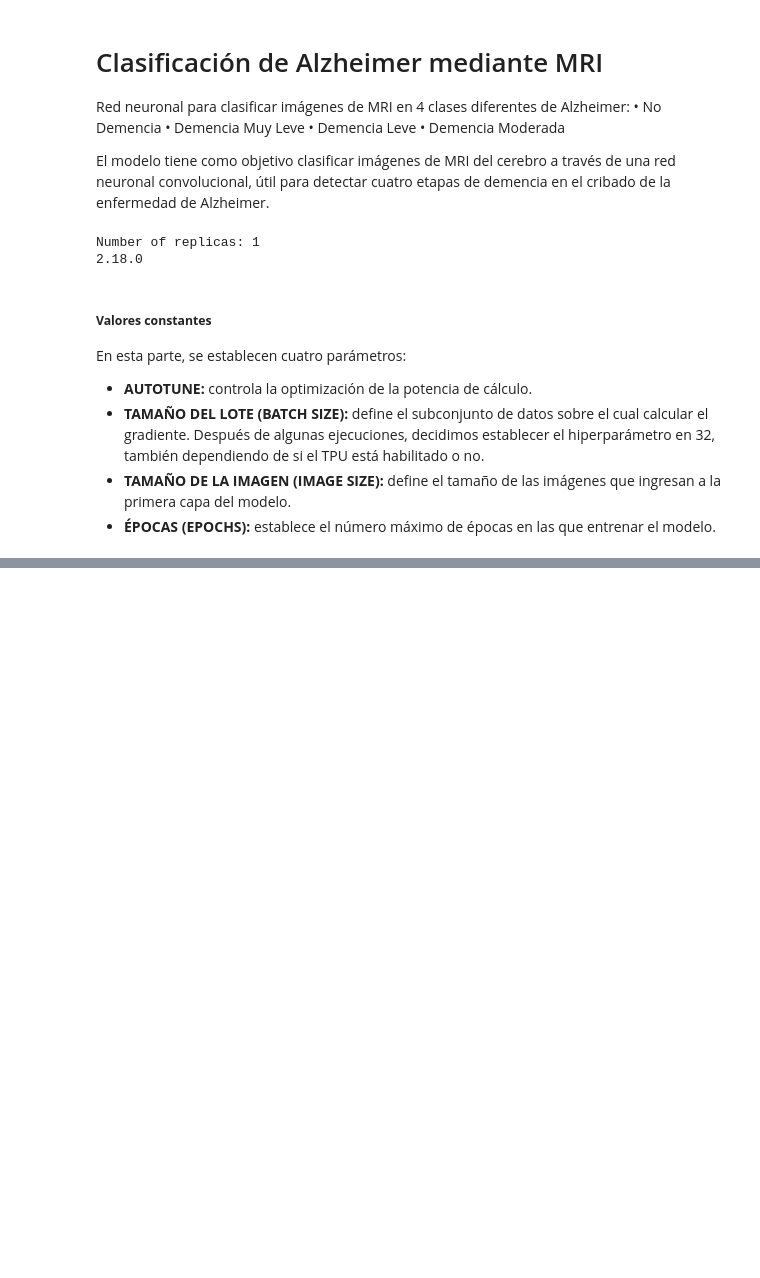
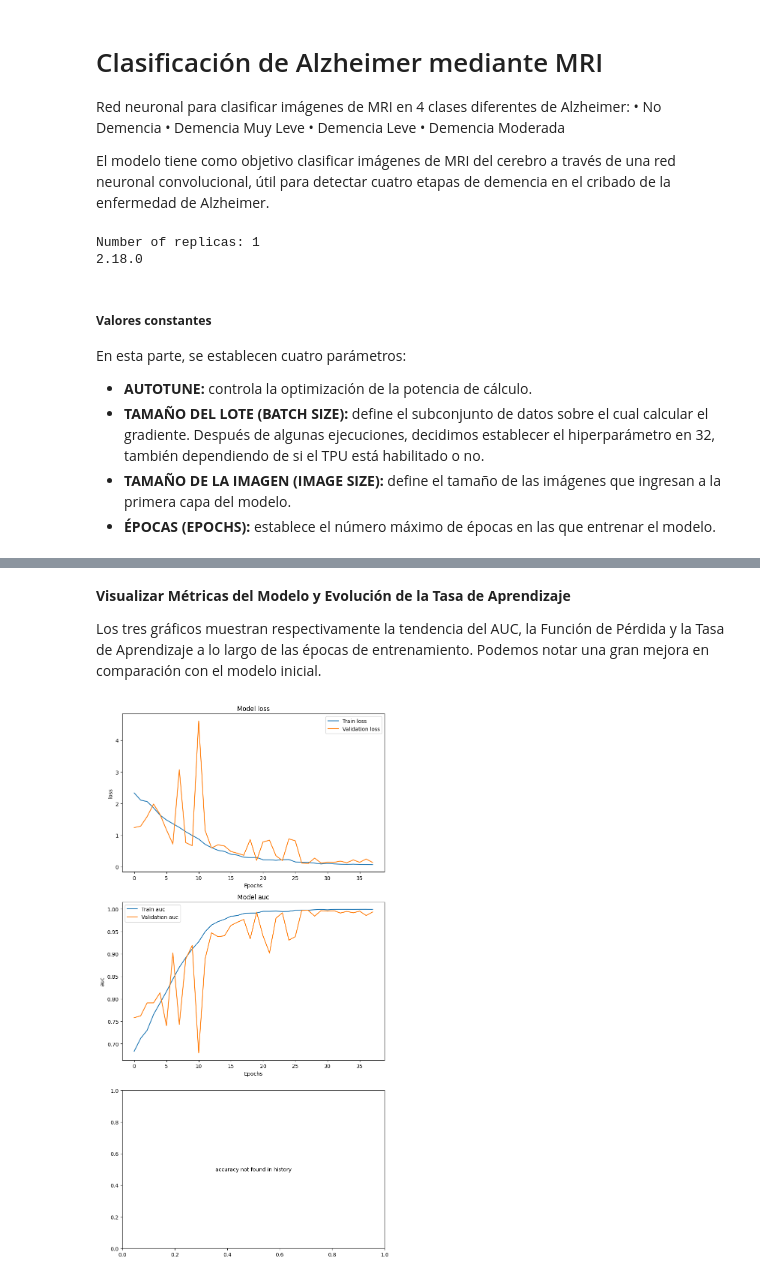
Before and after one commit to EmmaMontalbanA/AlzCare-AI, a Jupyter notebook: AlzCare-AI/notebooks/tomografias.ipynb, the cells around one changed output, grey strips where cells are left out. Drawn from its saved outputs; the diff is of its cells as text; code cells hidden in the pictures; blank space fills up the shorter version.

```diff
--- a/AlzCare-AI/notebooks/tomografias.ipynb
+++ b/AlzCare-AI/notebooks/tomografias.ipynb
@@ -250,0 +430,13 @@ Test:
+# %%
+with strategy.scope():
+    model = build_model()
+
+    METRICS = [tf.keras.metrics.AUC(name='auc')]
+
+    model.compile(
+        # choose Adam as the optimizer with initial learning rate = 0.001
+        optimizer=tf.keras.optimizers.Adam(learning_rate=0.001),
+
+        loss=tf.losses.CategoricalCrossentropy(),
+        metrics=METRICS
+    )
@@ -250,0 +509,25 @@ Test:
+# %% [markdown]
+**Visualizar Métricas del Modelo y Evolución de la Tasa de Aprendizaje**
+
+Los tres gráficos muestran respectivamente la tendencia del AUC, la Función de Pérdida y la Tasa de Aprendizaje a lo largo de las épocas de entrenamiento. Podemos notar una gran mejora en comparación con el modelo inicial.
+# %%
+metrics = ['loss', 'auc', 'accuracy']  # Ajusta según las métricas usadas
+fig, ax = plt.subplots(len(metrics), 1, figsize=(8, 15))
+
+for i, met in enumerate(metrics):
+    if met in history.history:
+        ax[i].plot(history.history[met], label=f'Train {met}')
+        ax[i].plot(history.history[f'val_{met}'], label=f'Validation {met}')
+        ax[i].set_title(f'Model {met}')
+        ax[i].set_xlabel('Epochs')
+        ax[i].set_ylabel(met)
+        ax[i].legend()
+    else:
+        ax[i].text(0.5, 0.5, f'{met} not found in history',
+                horizontalalignment='center', verticalalignment='center',
+                transform=ax[i].transAxes)
+
+plt.tight_layout()
+plt.show()
+# %% [output]
+[figure, added]
```
Also changed, not shown: parts of 22 cells of this notebook.
